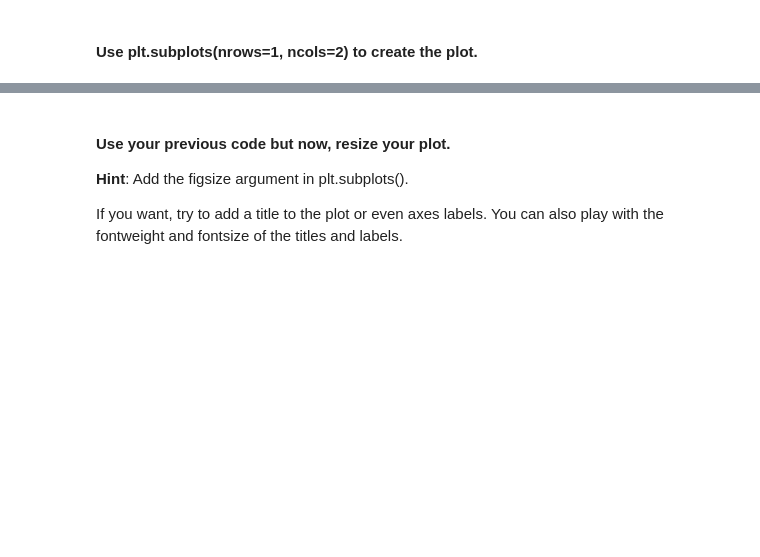
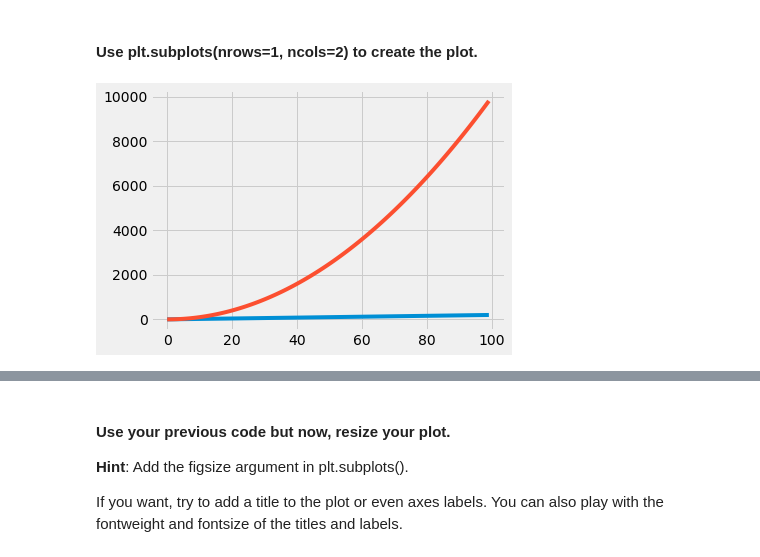
Before and after one commit to ta-data-lis/lab-matplotlib-seaborn, a Jupyter notebook: your-code/main.ipynb, the cells around one changed output, grey strips where cells are left out. Cells and saved outputs as stored; diff of their text form; code cells hidden in the pictures; blank space fills up the shorter version.

```diff
--- a/your-code/main.ipynb
+++ b/your-code/main.ipynb
@@ -28,0 +45,11 @@ Also, play around with the linewidth and style. Use the ones you're most happy w
+# %%
+fig, ax = plt.subplots()
+
+ax.plot(x,y)
+ax.plot(x,z)
+
+
+plt.tight_layout()
+plt.show()
+# %% [output]
+[figure, added]
```
Also changed, not shown: parts of 54 cells of this notebook.
